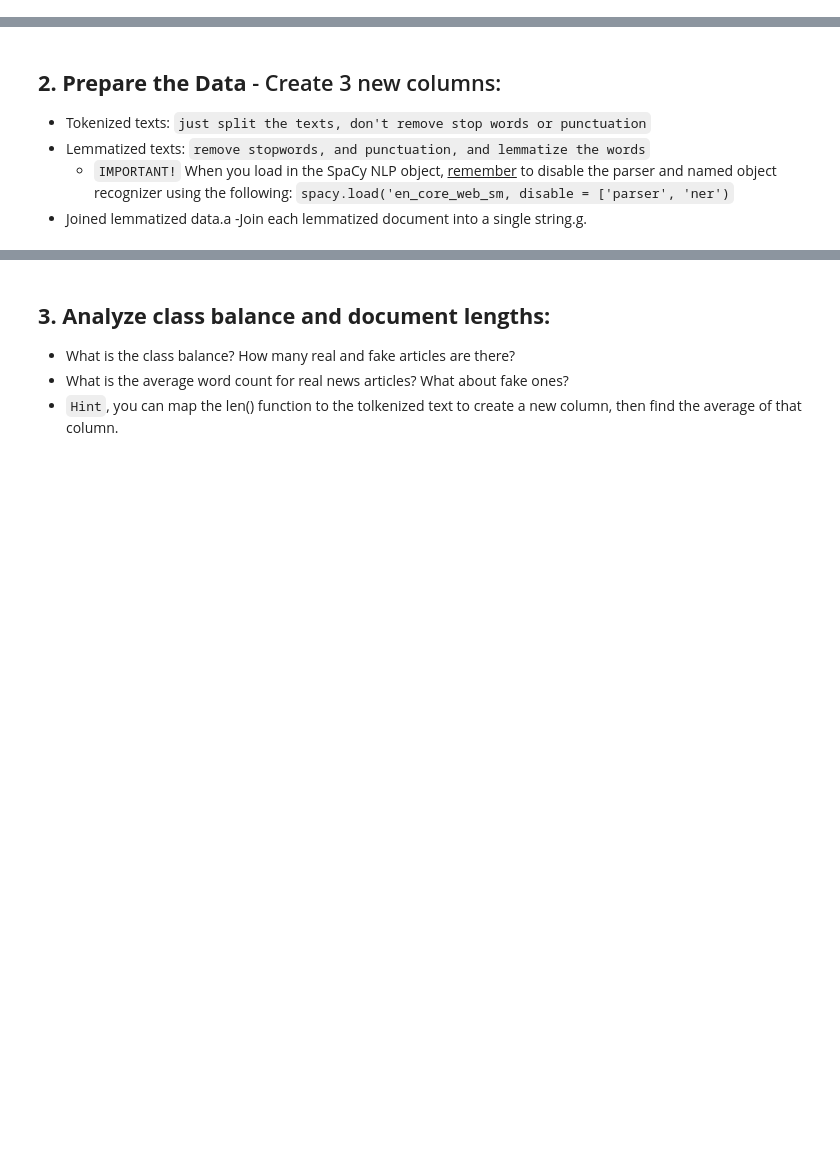
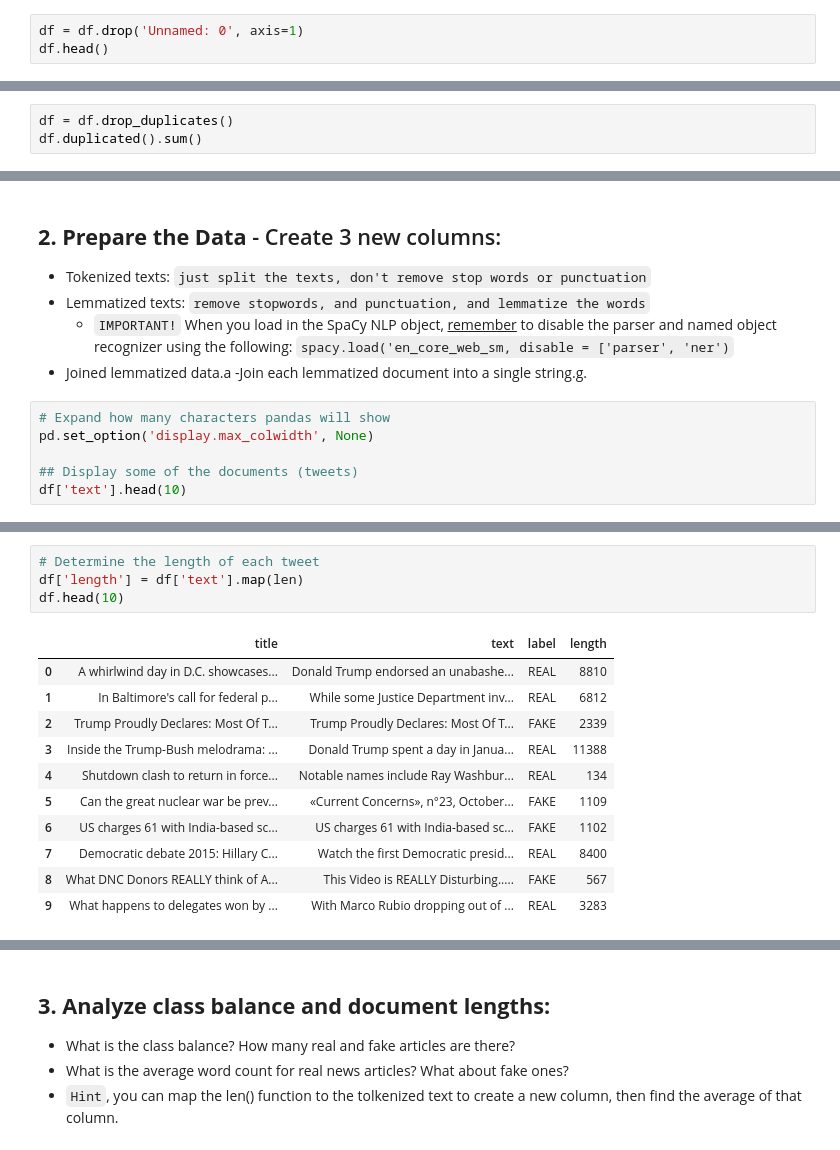
Before and after one commit to VALDE021/Core-Comparing-Texts-EricNV, a Jupyter notebook: Comparing Texts Core.ipynb, the cells around one changed output, grey strips where cells are left out. Saved outputs shown, nothing was run; the diff lists cells and outputs as text; blank space fills up the shorter version.

```diff
--- a/Comparing Texts Core.ipynb
+++ b/Comparing Texts Core.ipynb
@@ -169,3 +169,6 @@ memory usage: 198.1+ KB
 # %% [markdown]
 ## **1. Clean the Data**
 - Remove any unnecessary columns and check for/ remove duplicates.
+# %%
+df = df.drop('Unnamed: 0', axis=1)
+df.head()
@@ -171,0 +199,3 @@ memory usage: 198.1+ KB
+# %%
+df = df.drop_duplicates()
+df.duplicated().sum()
@@ -176,3 +208,9 @@ memory usage: 198.1+ KB
     - `IMPORTANT!` When you load in the SpaCy NLP object, <u>remember</u> to disable the parser and named object recognizer using the following: `spacy.load('en_core_web_sm, disable = ['parser', 'ner')`
 - Joined lemmatized data.a
     -Join each lemmatized document into a single string.g.
+# %%
+# Expand how many characters pandas will show
+pd.set_option('display.max_colwidth', None)
+
+## Display some of the documents (tweets)
+df['text'].head(10)
@@ -178,0 +247,16 @@ memory usage: 198.1+ KB
+# %%
+# Determine the length of each tweet
+df['length'] = df['text'].map(len)
+df.head(10)
+# %% [output]
+|  | title | text | label | length |
+| 0 | A whirlwind day in D.C. showcases... | Donald Trump endorsed an unabashe... | REAL | 8810 |
+| 1 | In Baltimore's call for federal p... | While some Justice Department inv... | REAL | 6812 |
+| 2 | Trump Proudly Declares: Most Of T... | Trump Proudly Declares: Most Of T... | FAKE | 2339 |
+| 3 | Inside the Trump-Bush melodrama: ... | Donald Trump spent a day in Janua... | REAL | 11388 |
+| 4 | Shutdown clash to return in force... | Notable names include Ray Washbur... | REAL | 134 |
+| 5 | Can the great nuclear war be prev... | «Current Concerns», n°23, October... | FAKE | 1109 |
+| 6 | US charges 61 with India-based sc... | US charges 61 with India-based sc... | FAKE | 1102 |
+| 7 | Democratic debate 2015: Hillary C... | Watch the first Democratic presid... | REAL | 8400 |
+| 8 | What DNC Donors REALLY think of A... | This Video is REALLY Disturbing..... | FAKE | 567 |
+| 9 | What happens to delegates won by ... | With Marco Rubio dropping out of ... | REAL | 3283 |
```
Also changed, not shown: parts of 19 cells of this notebook.
